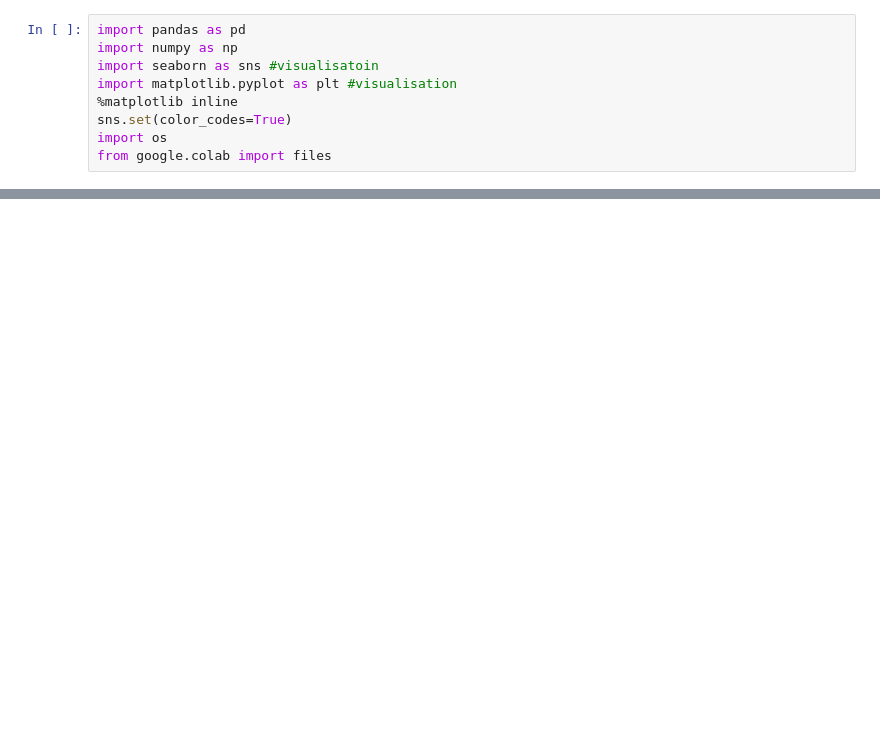
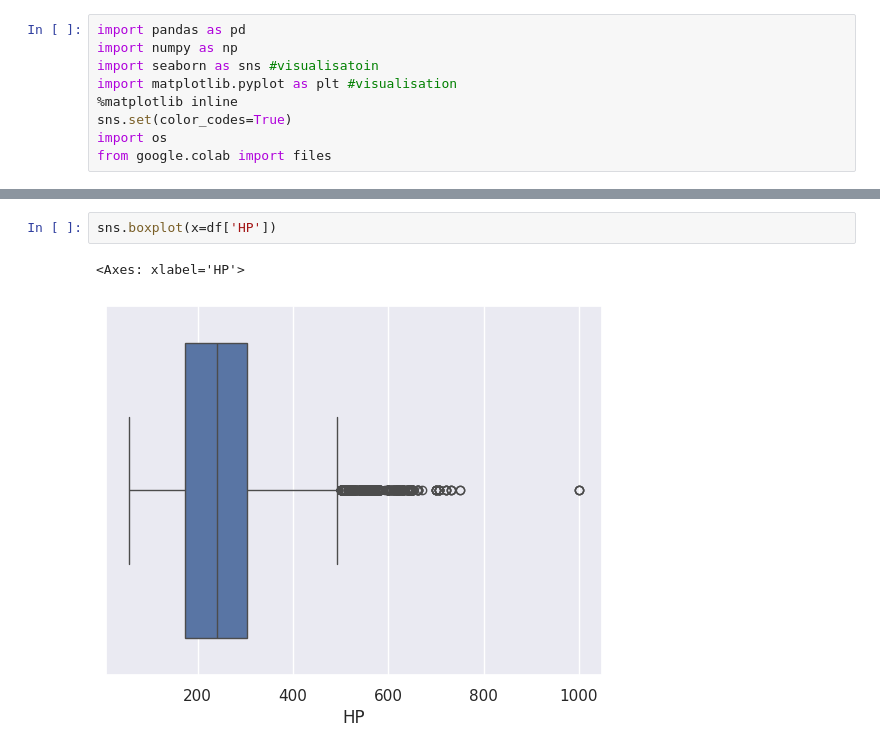
Before and after one commit to ParvezAlam-AI/Advance-Analytics, a Jupyter notebook: EDA.ipynb, the cells around one changed output, grey strips where cells are left out. Cells and saved outputs as stored; diff of their text form; blank space fills up the shorter version.

```diff
--- a/EDA.ipynb
+++ b/EDA.ipynb
@@ -37,0 +229,5 @@ df
+# %%
+sns.boxplot(x=df['HP'])
+# %% [output]
+<Axes: xlabel='HP'>
+[figure, added]
```
Also changed, not shown: parts of 36 cells of this notebook.
